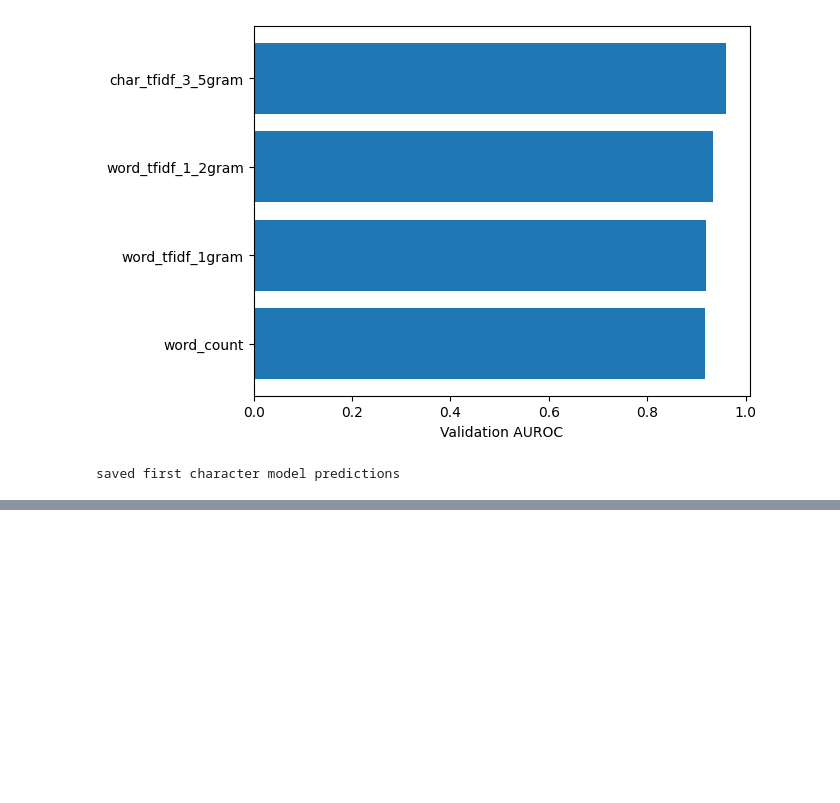
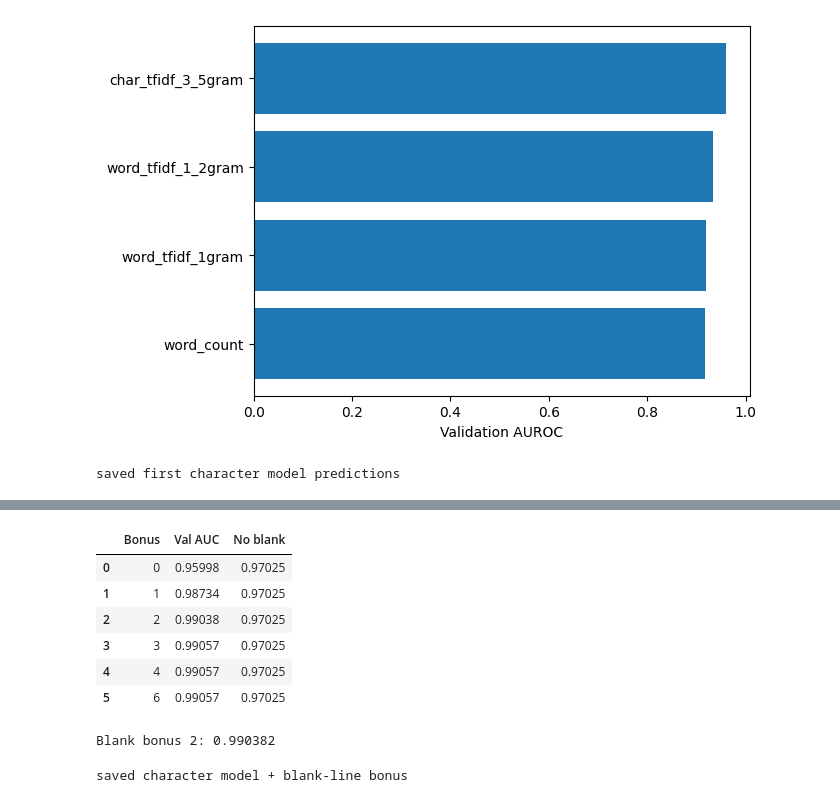
Before and after one commit to minghan-gao/human-or-ai-submissions, a Jupyter notebook: submissions/team-18/Experiment_git.ipynb, the cells around one changed output, grey strips where cells are left out. Saved outputs shown, nothing was run; the diff lists cells and outputs as text; code cells hidden in the pictures; blank space fills up the shorter version.

```diff
--- a/submissions/team-18/Experiment_git.ipynb
+++ b/submissions/team-18/Experiment_git.ipynb
@@ -116,0 +292,19 @@ saved first character model predictions
+# %%
+# adding a few explicit features to the character TF-IDF
+format_cols = ['blank', 'newlines', 'list', 'heading']
+lexical_cols = ['word_count', 'unique_ratio', 'avg_word_len', 'punct_rate', 'digit_rate', 'sentence_length_proxy']
+extra_results = []
+augmented_models = {}
+for name, cols in [('Formatting', format_cols), ('Lexical', lexical_cols),
+                   ('Both', format_cols + lexical_cols)]:
+    scaler = StandardScaler()
+    Z_extra_train = scaler.fit_transform(audit_fit[cols])
+    Z_extra_val = scaler.transform(audit_val[cols])
+    X_aug = hstack([Z_train, csr_matrix(0.2 * Z_extra_train)])
+    V_aug = hstack([Z_val, csr_matrix(0.2 * Z_extra_val)])
+    clf = LogisticRegression(C=1.0, max_iter=1000, solver='liblinear', random_state=42)
+    clf.fit(X_aug, y_train)
+    p = clf.predict_proba(V_aug)[:, 1]
+    extra_results.append([name, roc_auc_score(y_val, p)])
+    augmented_models[name] = (clf, scaler, cols, p)
+display(pd.DataFrame(extra_results, columns=['Extra features', 'Val AUC']).round(5))
@@ -116,0 +316,8 @@ saved first character model predictions
+# %%
+# compare on the passages without blank lines too
+no_blank = audit_val['blank'].eq(0).to_numpy()
+rows = [['Character only', roc_auc_score(y_val, p_char), roc_auc_score(y_val[no_blank], p_char[no_blank])],
+        ['Normalized text', roc_auc_score(y_val, p_clean), roc_auc_score(y_val[no_blank], p_clean[no_blank])]]
+for name, (clf, scaler, cols, p) in augmented_models.items():
+    rows.append([name, roc_auc_score(y_val, p), roc_auc_score(y_val[no_blank], p[no_blank])])
+display(pd.DataFrame(rows, columns=['Model', 'All', 'No blank']).round(5))
@@ -116,0 +331,37 @@ saved first character model predictions
+# %%
+# instead of retraining, add a bonus to the log-odds when there is a blank line
+blank_val = audit_val['blank'].to_numpy()
+blank_test = audit_test['blank'].to_numpy()
+p_char_test = char_clf.predict_proba(char_vec.transform(test['text'].astype(str)))[:, 1]
+
+bonus_rows = []
+for bonus in [0, 1, 2, 3, 4, 6]:
+    p = expit(logit(np.clip(p_char, 1e-6, 1-1e-6)) + bonus * blank_val)
+    bonus_rows.append([bonus, roc_auc_score(y_val, p), roc_auc_score(y_val[no_blank], p[no_blank])])
+display(pd.DataFrame(bonus_rows, columns=['Bonus', 'Val AUC', 'No blank']).round(5))
+
+p_blank2 = expit(logit(np.clip(p_char, 1e-6, 1-1e-6)) + 2*blank_val)
+print('Blank bonus 2:', roc_auc_score(y_val, p_blank2))
+# %% [output]
+|  | Bonus | Val AUC | No blank |
+| 0 | 0 | 0.95998 | 0.97025 |
+| 1 | 1 | 0.98734 | 0.97025 |
+| 2 | 2 | 0.99038 | 0.97025 |
+| 3 | 3 | 0.99057 | 0.97025 |
+| 4 | 4 | 0.99057 | 0.97025 |
+| 5 | 6 | 0.99057 | 0.97025 |
+Blank bonus 2: 0.990382
+# %%
+# second try, blank line give an AI log-odds bonus of 2
+# public AUROC was 0.95434
+blank_full_test = test['text'].astype(str).str.contains('\n\n', regex=False).to_numpy()
+p_blank_full_test = expit(
+    logit(np.clip(p_char_full_test, 1e-6, 1-1e-6)) + 2 * blank_full_test
+)
+
+pd.DataFrame({'id': test['id'], 'label': p_blank_full_test}).to_csv(
+    'char_tfidf_3-5gram_logreg_blankbonus2_v2.csv', index=False
+)
+print('saved character model + blank-line bonus')
+# %% [output]
+saved character model + blank-line bonus
```
Also changed, not shown: parts of 11 cells of this notebook.
